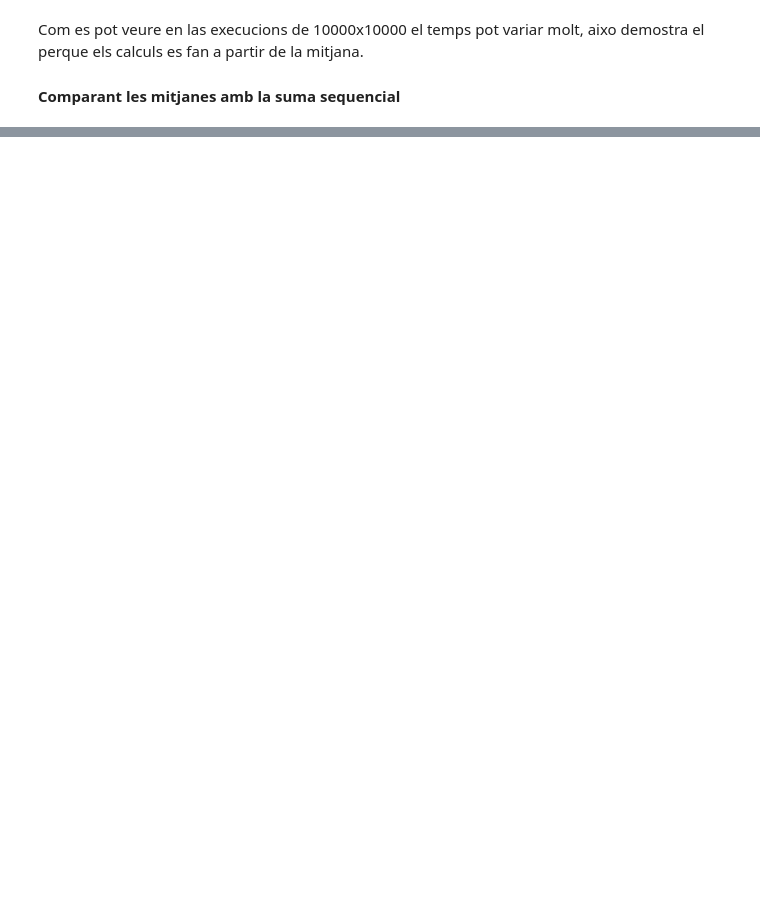
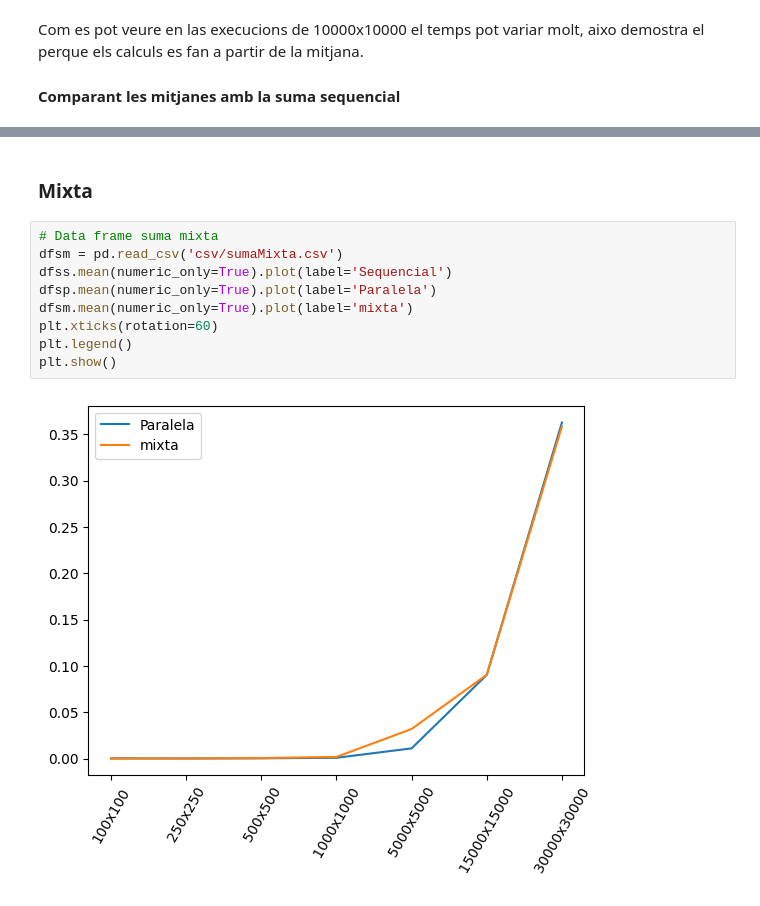
Before and after one commit to u1978882/OpenMP, a Jupyter notebook: matrius/grafics.ipynb, the cells around one changed output, grey strips where cells are left out. Cells and saved outputs as stored; diff of their text form; blank space fills up the shorter version.

Commit message:
Sumas de matrius fetes

```diff
--- a/matrius/grafics.ipynb
+++ b/matrius/grafics.ipynb
@@ -75,0 +77,13 @@ plt.show()
+# %% [markdown]
+### Mixta
+# %%
+# Data frame suma mixta
+dfsm = pd.read_csv('csv/sumaMixta.csv')
+dfss.mean(numeric_only=True).plot(label='Sequencial')
+dfsp.mean(numeric_only=True).plot(label='Paralela')
+dfsm.mean(numeric_only=True).plot(label='mixta')
+plt.xticks(rotation=60)
+plt.legend()
+plt.show()
+# %% [output]
+[figure, added]
```
Also changed, not shown: parts of 6 cells of this notebook, 11 other files.
